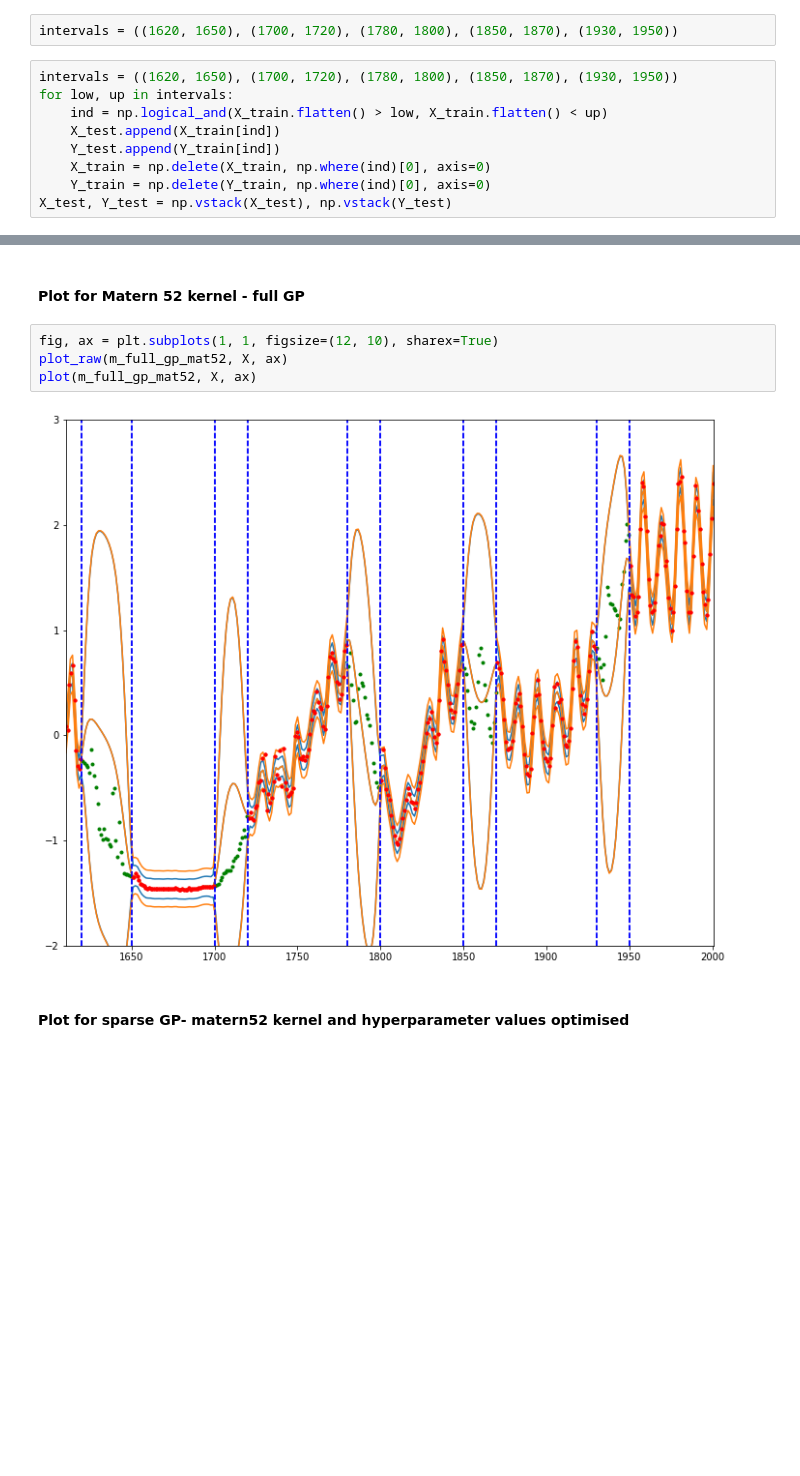
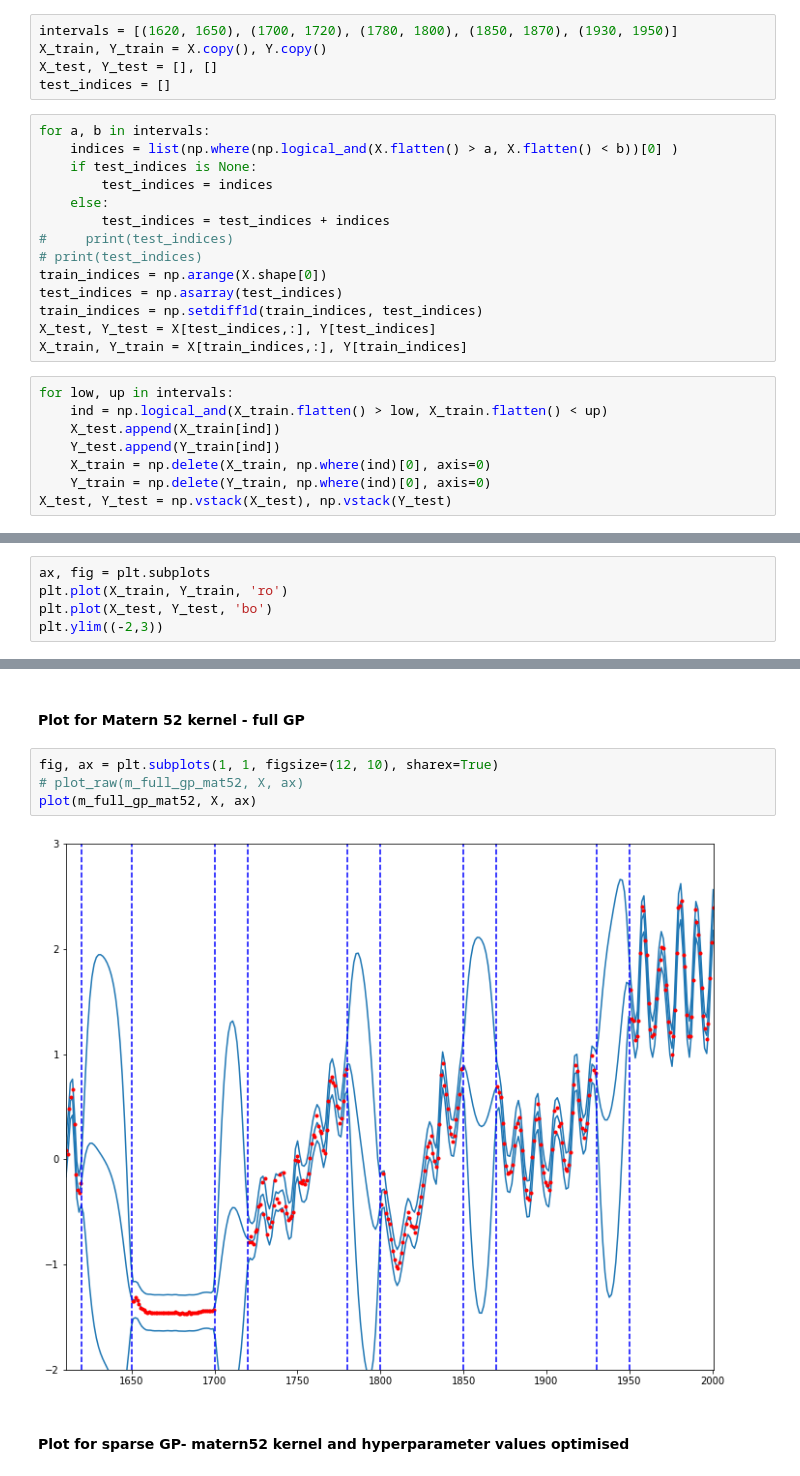
Before and after one commit to adhaka/Sparse_GP_Stan, a Jupyter notebook: temp_work/GPy_Solar.ipynb, the cells around one changed output, grey strips where cells are left out. Drawn from its saved outputs; the diff is of its cells as text; blank space fills up the shorter version.

```diff
--- a/temp_work/GPy_Solar.ipynb
+++ b/temp_work/GPy_Solar.ipynb
@@ -21,9 +21,25 @@ Y_train = Y.copy()
 X_test, Y_test = [], []
 # X_train, Y_train = [], []
 # %%
-intervals = ((1620, 1650), (1700, 1720), (1780, 1800), (1850, 1870), (1930, 1950))
+intervals = [(1620, 1650), (1700, 1720), (1780, 1800), (1850, 1870), (1930, 1950)]
+X_train, Y_train = X.copy(), Y.copy()
+X_test, Y_test = [], []
+test_indices = []
+# %%
+for a, b in intervals:
+    indices = list(np.where(np.logical_and(X.flatten() > a, X.flatten() < b))[0] )
+    if test_indices is None:
+        test_indices = indices
+    else:
+        test_indices = test_indices + indices
+#     print(test_indices)
+# print(test_indices)
+train_indices = np.arange(X.shape[0])
+test_indices = np.asarray(test_indices)
+train_indices = np.setdiff1d(train_indices, test_indices)
+X_test, Y_test = X[test_indices,:], Y[test_indices]
+X_train, Y_train = X[train_indices,:], Y[train_indices]
 # %%
-intervals = ((1620, 1650), (1700, 1720), (1780, 1800), (1850, 1870), (1930, 1950))
 for low, up in intervals:
     ind = np.logical_and(X_train.flatten() > low, X_train.flatten() < up)
     X_test.append(X_train[ind])
@@ -41,0 +50,5 @@ print(X.shape)
+# %%
+ax, fig = plt.subplots
+plt.plot(X_train, Y_train, 'ro')
+plt.plot(X_test, Y_test, 'bo')
+plt.ylim((-2,3))
@@ -146,10 +162,10 @@ Parameters:
 #### Plot for Matern 52 kernel - full GP
 # %%
 fig, ax = plt.subplots(1, 1, figsize=(12, 10), sharex=True)
-plot_raw(m_full_gp_mat52, X, ax)
+# plot_raw(m_full_gp_mat52, X, ax)
 plot(m_full_gp_mat52, X, ax)
 # %% [output]
-[figure, old version]
+[figure, new version]
 # %% [markdown]
 #### Plot for sparse GP- matern52 kernel and hyperparameter values optimised
 # %%
```
Also changed, not shown: parts of 2 cells of this notebook, 2 other files.
